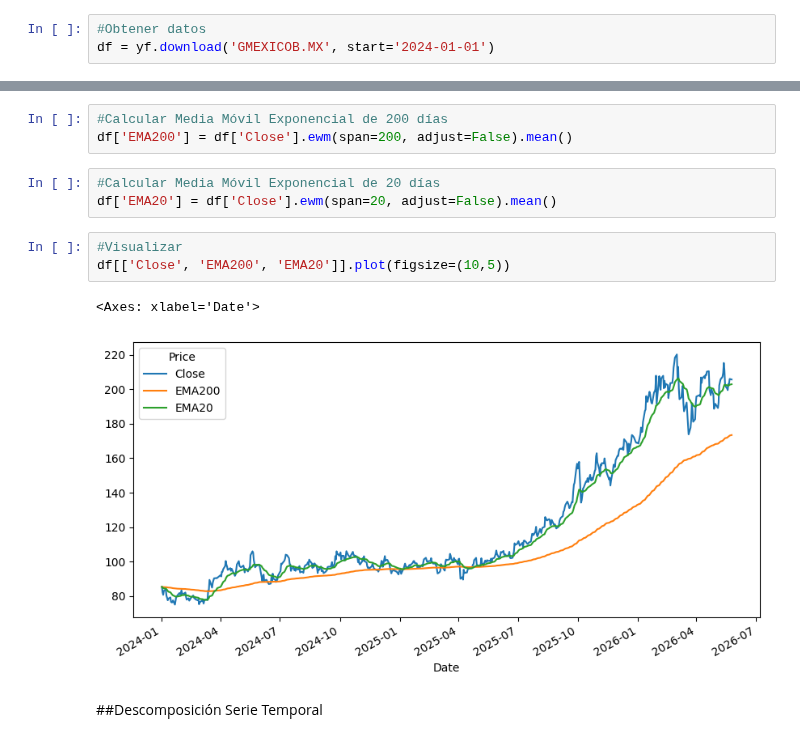
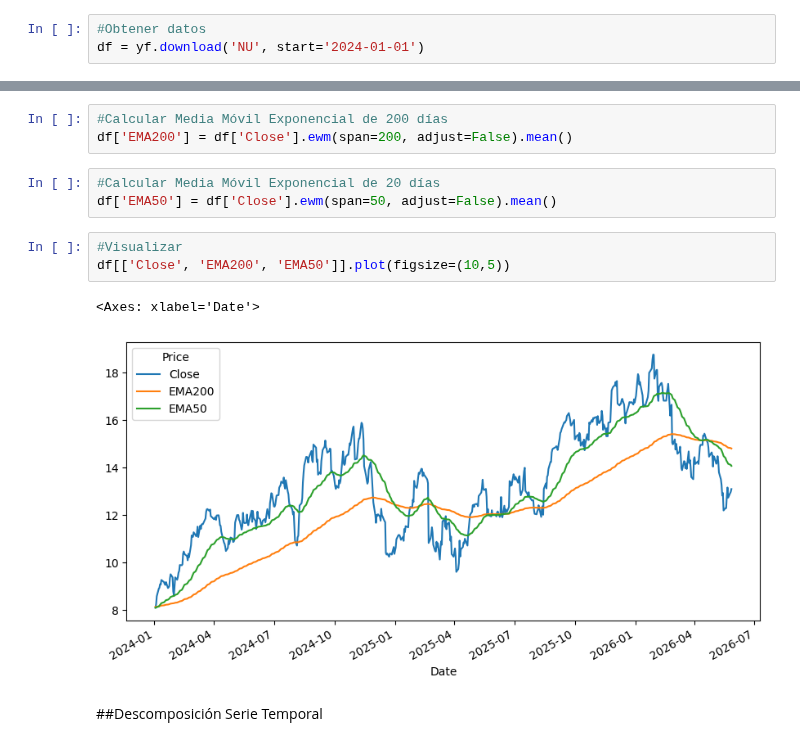
Before and after one commit to MartaPCastillo/Tesis, a Jupyter notebook: General.ipynb, the cells around one changed output, grey strips where cells are left out. Drawn from its saved outputs; the diff is of its cells as text.

```diff
--- a/General.ipynb
+++ b/General.ipynb
@@ -13,7 +13,7 @@ from statsmodels.graphics.tsaplots import plot_acf
 #Grupo México
 # %%
 #Obtener datos
-df = yf.download('GMEXICOB.MX', start='2024-01-01')
+df = yf.download('NU', start='2024-01-01')
 # %% [output]
 [*********************100%***********************]  1 of 1 completed
 # %%
@@ -45,13 +45,13 @@ df[['Close', 'SMA200']].plot(figsize=(10,5))
 df['EMA200'] = df['Close'].ewm(span=200, adjust=False).mean()
 # %%
 #Calcular Media Móvil Exponencial de 20 días
-df['EMA20'] = df['Close'].ewm(span=20, adjust=False).mean()
+df['EMA50'] = df['Close'].ewm(span=50, adjust=False).mean()
 # %%
 #Visualizar
-df[['Close', 'EMA200', 'EMA20']].plot(figsize=(10,5))
+df[['Close', 'EMA200', 'EMA50']].plot(figsize=(10,5))
 # %% [output]
 <Axes: xlabel='Date'>
-[figure, old version]
+[figure, new version]
 # %% [markdown]
 ##Descomposición Serie Temporal
 # %% [markdown]
```
Also changed, not shown: parts of 24 cells of this notebook.
